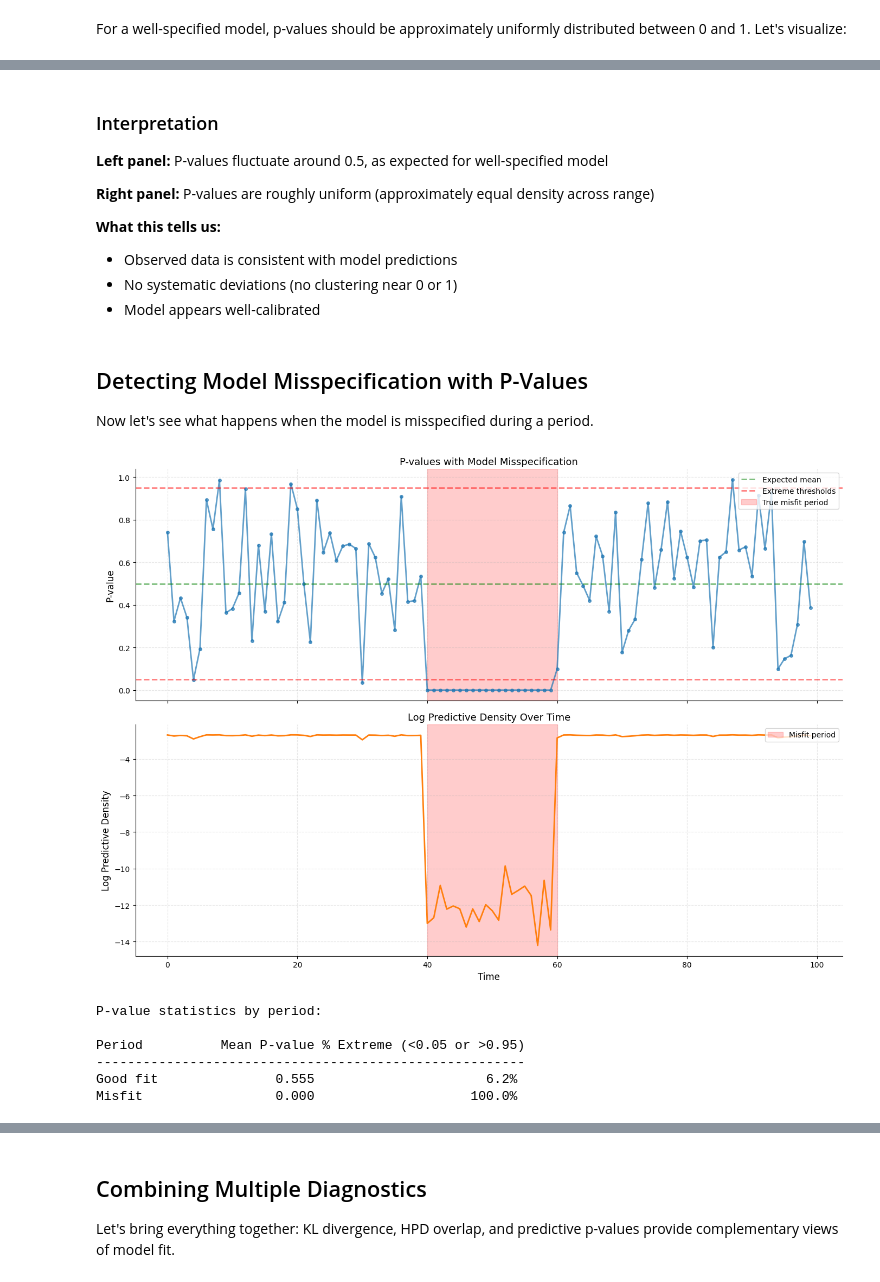
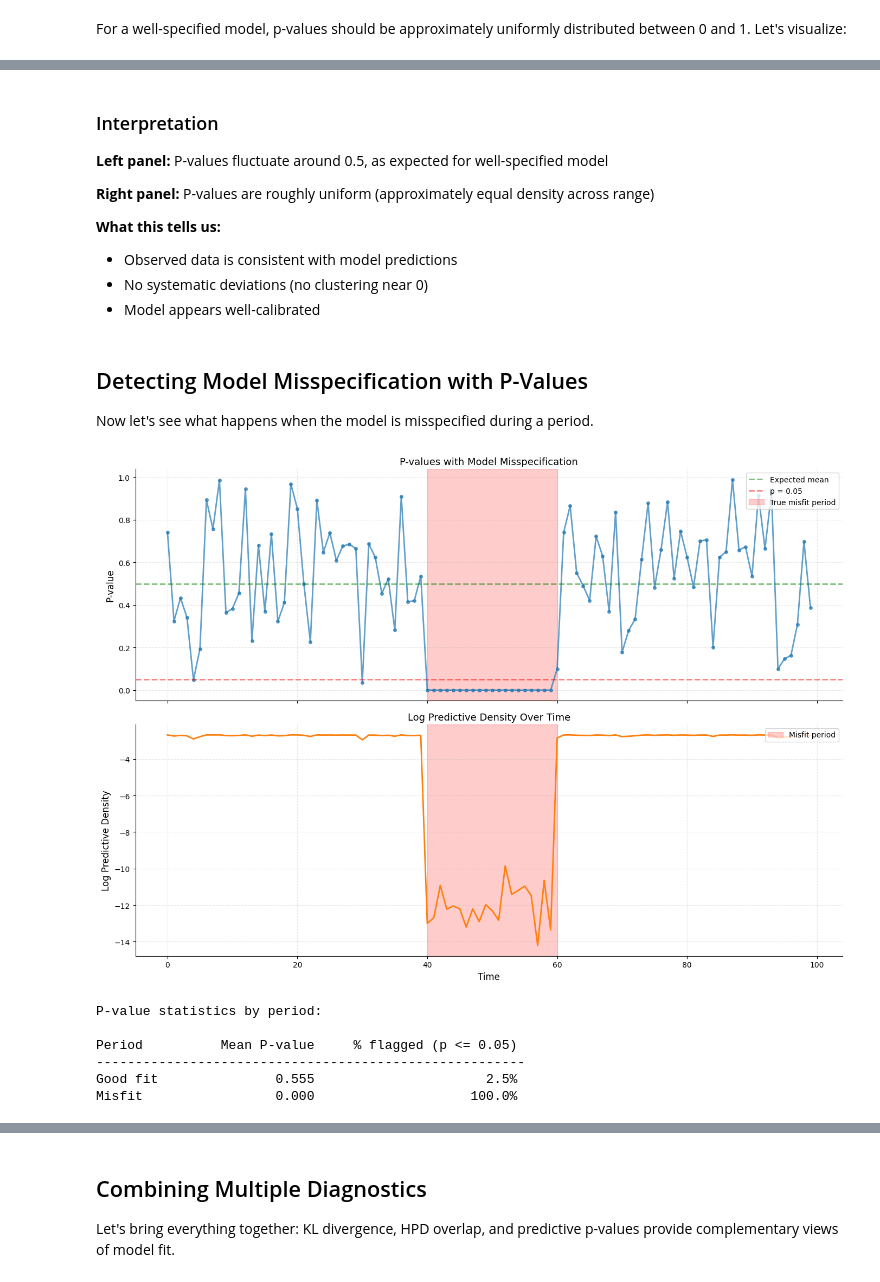
Before and after one commit to edeno/statespacecheck, a Jupyter notebook: examples/04_predictive_checks.ipynb, the cells around one changed output, grey strips where cells are left out. Saved outputs shown, nothing was run; the diff lists cells and outputs as text; code cells hidden in the pictures.

```diff
--- a/examples/04_predictive_checks.ipynb
+++ b/examples/04_predictive_checks.ipynb
@@ -365,7 +366,7 @@ plt.show()
 
 **What this tells us:**
 - Observed data is consistent with model predictions
-- No systematic deviations (no clustering near 0 or 1)
+- No systematic deviations (no clustering near 0)
 - Model appears well-calibrated
 # %% [markdown]
 ## Detecting Model Misspecification with P-Values
@@ -418,49 +419,44 @@ ax1.plot(
     color="#1f77b4",
 )
 ax1.axhline(0.5, color="green", linestyle="--", alpha=0.5, linewidth=2, label="Expected mean")
-ax1.axhline(
-    0.05, color="red", linestyle="--", alpha=0.5, linewidth=2, label="Extreme thresholds"
-)
-ax1.axhline(0.95, color="red", linestyle="--", alpha=0.5, linewidth=2)
+ax1.axhline(0.05, color="red", linestyle="--", alpha=0.5, linewidth=2, label="p = 0.05")
 ax1.axvspan(misfit_start, misfit_end, alpha=0.2, color="red", label="True misfit period")
 ax1.set_ylabel("P-value")
 ax1.set_title("P-values with Model Misspecification")
 ax1.legend(frameon=True, loc="upper right")
 ax1.grid(True, alpha=0.3)
 
 # Log predictive density over time
 ax2.plot(np.arange(n_time), observed_log_pred_misspec, linewidth=2, color="#ff7f0e")
 ax2.axvspan(misfit_start, misfit_end, alpha=0.2, color="red", label="Misfit period")
 ax2.set_xlabel("Time")
 ax2.set_ylabel("Log Predictive Density")
 ax2.set_title("Log Predictive Density Over Time")
 ax2.legend(frameon=True, loc="upper right")
 ax2.grid(True, alpha=0.3)
 
 plt.tight_layout()
 plt.show()
 
 # Print statistics
 print("P-value statistics by period:")
-print(f"\n{'Period':<15} {'Mean P-value':>12} {'% Extreme (<0.05 or >0.95)':>25}")
+print(f"\n{'Period':<15} {'Mean P-value':>12} {'% flagged (p <= 0.05)':>25}")
 print("-" * 55)
 good_pvals = p_values_misspec[
     np.concatenate([np.arange(misfit_start), np.arange(misfit_end, n_time)])
 ]
 bad_pvals = p_values_misspec[misfit_start:misfit_end]
 print(
-    f"{'Good fit':<15} {np.mean(good_pvals):>12.3f} {((good_pvals < 0.05) | (good_pvals > 0.95)).sum() / len(good_pvals) * 100:>24.1f}%"
+    f"{'Good fit':<15} {np.mean(good_pvals):>12.3f} {(good_pvals <= 0.05).mean() * 100:>24.1f}%"
 )
-print(
-    f"{'Misfit':<15} {np.mean(bad_pvals):>12.3f} {((bad_pvals < 0.05) | (bad_pvals > 0.95)).sum() / len(bad_pvals) * 100:>24.1f}%"
-)
+print(f"{'Misfit':<15} {np.mean(bad_pvals):>12.3f} {(bad_pvals <= 0.05).mean() * 100:>24.1f}%")
 # %% [output]
-[figure, old version]
+[figure, new version]
 P-value statistics by period:
 
-Period          Mean P-value % Extreme (<0.05 or >0.95)
+Period          Mean P-value     % flagged (p <= 0.05)
 -------------------------------------------------------
-Good fit               0.555                      6.2%
+Good fit               0.555                      2.5%
 Misfit                 0.000                    100.0%
 # %% [markdown]
 ### Interpretation
```
Also changed, not shown: parts of 8 cells of this notebook, 12 other files.
